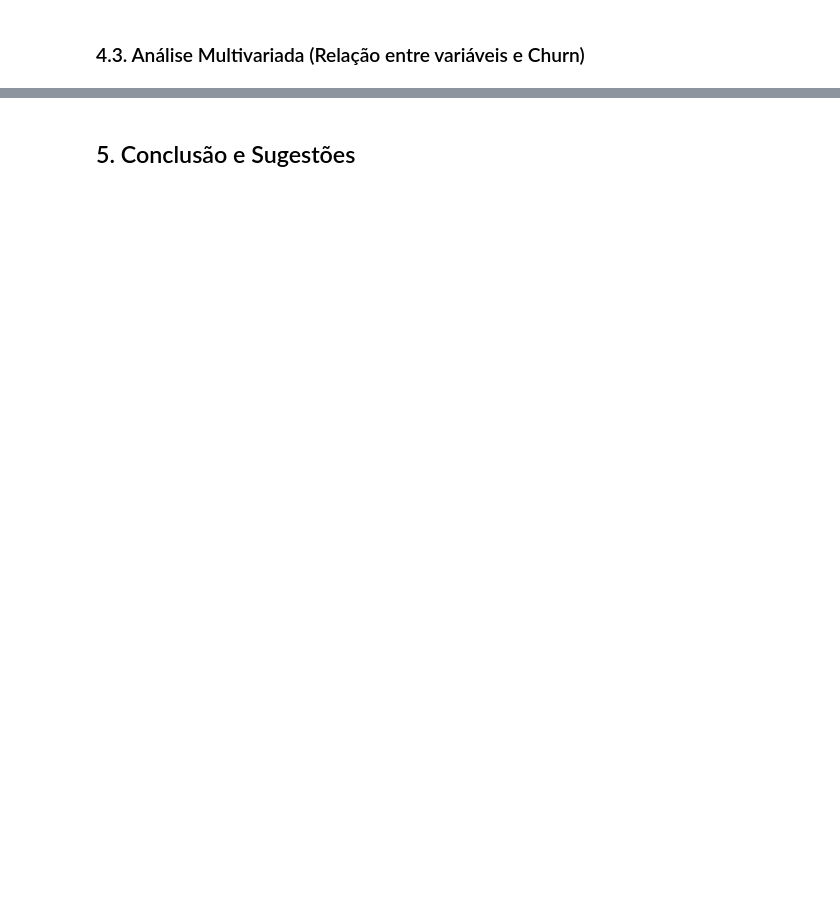
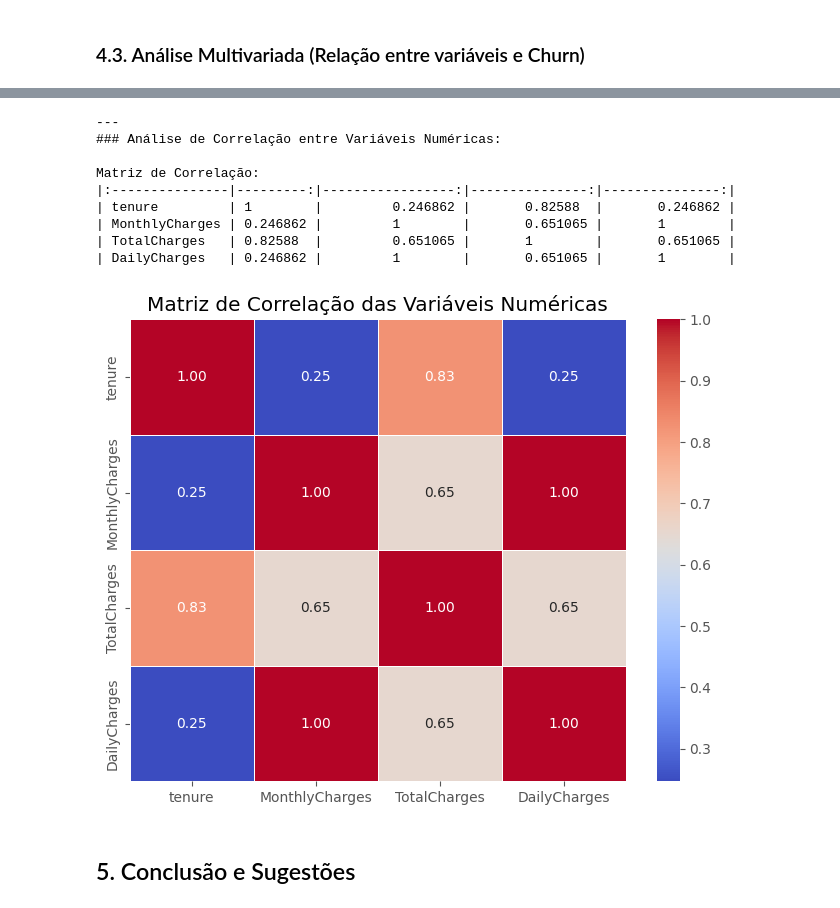
Before and after one commit to moises-rb/Analise_Dados, a Jupyter notebook: Telecom_X/challenge_telecomx.ipynb, the cells around one changed output, grey strips where cells are left out. Saved outputs shown, nothing was run; the diff lists cells and outputs as text; code cells hidden in the pictures; blank space fills up the shorter version.

```diff
--- a/Telecom_X/challenge_telecomx.ipynb
+++ b/Telecom_X/challenge_telecomx.ipynb
@@ -410,2 +898,32 @@ Passing `palette` without assigning `hue` is deprecated and will be removed in v
+# %%
+plt.style.use('ggplot')
+# %matplotlib inline # Descomente se estiver em um ambiente Jupyter/IPython
+
+colunas_numericas_corr = ['tenure', 'MonthlyCharges', 'TotalCharges', 'DailyCharges']
+
+print("\n---")
+print("### Análise de Correlação entre Variáveis Numéricas:")
+
+# Calcular a matriz de correlação
+correlation_matrix = df_final[colunas_numericas_corr].corr()
+print("\nMatriz de Correlação:")
+print(correlation_matrix.to_markdown())
+
+# Visualizar a matriz de correlação com um Heatmap
+plt.figure(figsize=(8, 6))
+sns.heatmap(correlation_matrix, annot=True, cmap='coolwarm', fmt=".2f", linewidths=.5)
+plt.title('Matriz de Correlação das Variáveis Numéricas')
+plt.show()
+# %% [output]
+---
+### Análise de Correlação entre Variáveis Numéricas:
+
+Matriz de Correlação:
+|:---------------|---------:|-----------------:|---------------:|---------------:|
+| tenure         | 1        |         0.246862 |       0.82588  |       0.246862 |
+| MonthlyCharges | 0.246862 |         1        |       0.651065 |       1        |
+| TotalCharges   | 0.82588  |         0.651065 |       1        |       0.651065 |
+| DailyCharges   | 0.246862 |         1        |       0.651065 |       1        |
+[figure, added]
 # %% [markdown]
 ## 5. Conclusão e Sugestões
```
Also changed, not shown: parts of 11 cells of this notebook.
